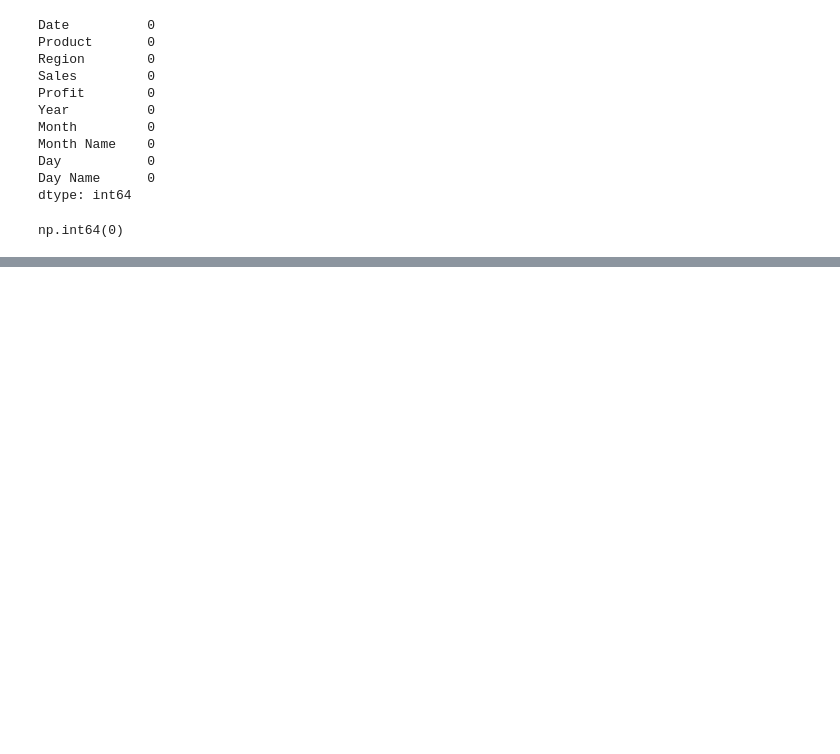
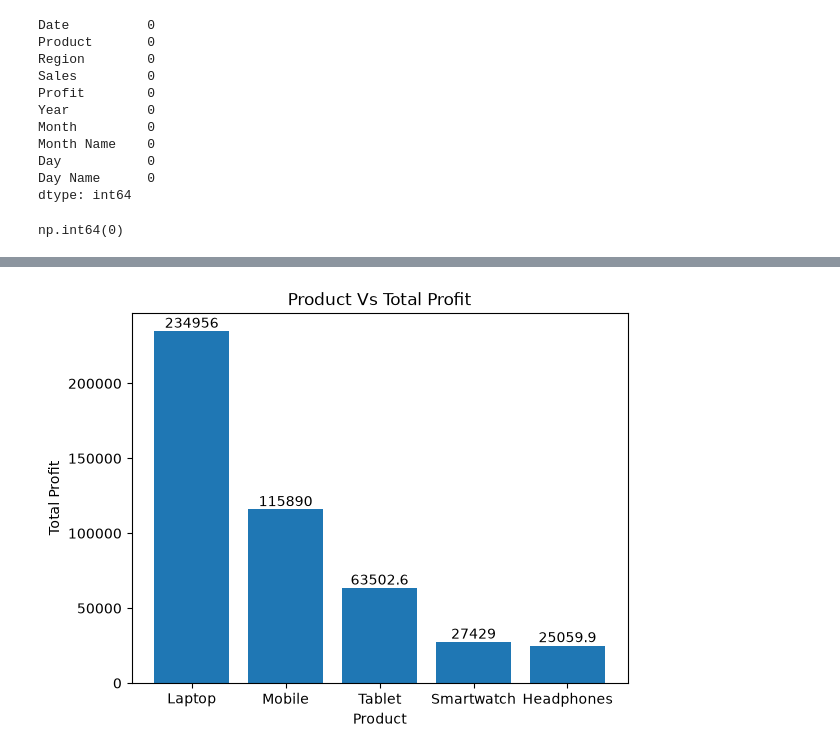
Before and after one commit to yashasvidalvi/Data-Analytics-604-batch-ws, a Jupyter notebook: Libraries/revision_all_libraries/Retail_Sales_Performance_Analysis.ipynb, the cells around one changed output, grey strips where cells are left out. Cells and saved outputs as stored; diff of their text form; code cells hidden in the pictures; blank space fills up the shorter version.

```diff
--- a/Libraries/revision_all_libraries/Retail_Sales_Performance_Analysis.ipynb
+++ b/Libraries/revision_all_libraries/Retail_Sales_Performance_Analysis.ipynb
@@ -212,0 +603,10 @@ df[df["Profit"]<=0]
+# %%
+Profit_sales = (df.groupby("Product")["Profit"].sum().sort_values(ascending=False))
+bars = plt.bar(Profit_sales.index,Profit_sales.values)
+plt.title("Product Vs Total Profit")
+plt.xlabel("Product")
+plt.ylabel("Total Profit")
+plt.bar_label(bars)
+plt.show()
+# %% [output]
+[figure, added]
```
Also changed, not shown: parts of 56 cells of this notebook, 5 other files.
